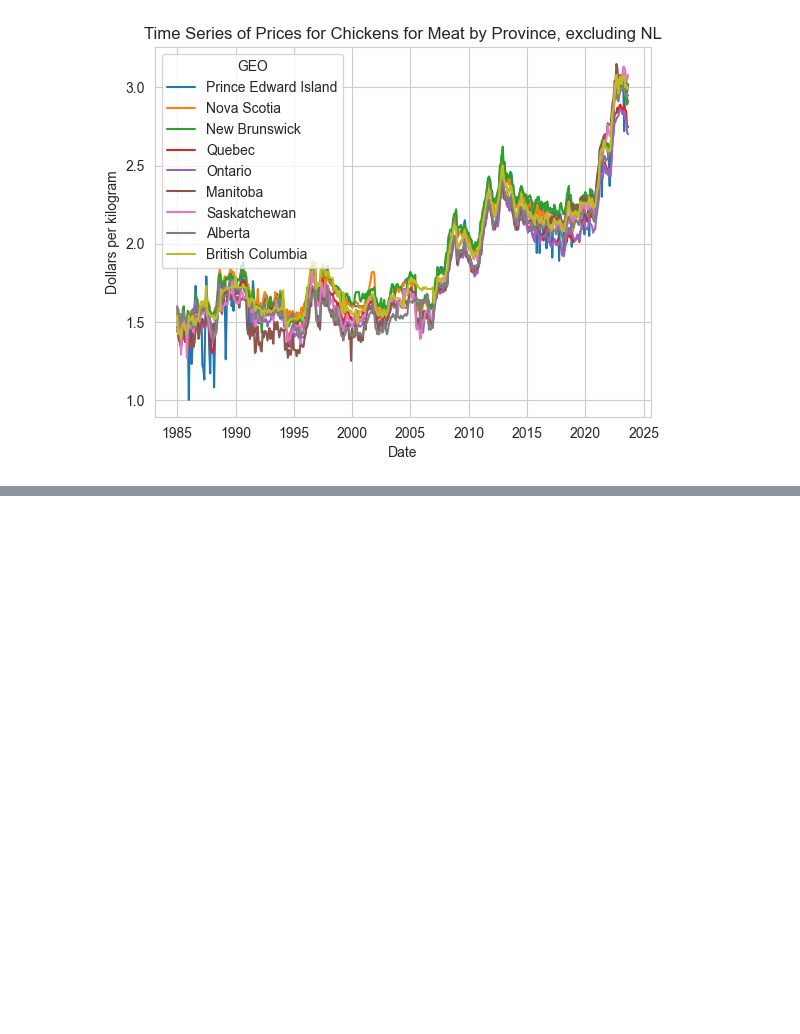
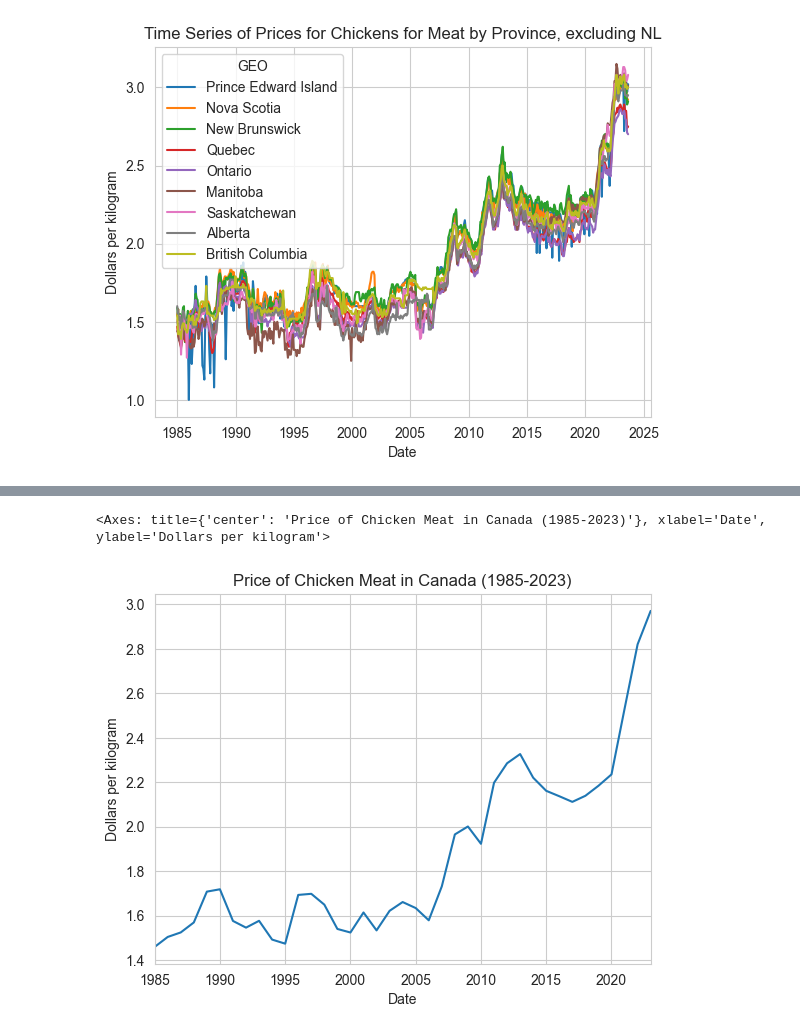
Before and after one commit to davjfish/WatspeedFoundationsGroupProject, a Jupyter notebook: david_scratch.ipynb, the cells around one changed output, grey strips where cells are left out. Saved outputs shown, nothing was run; the diff lists cells and outputs as text; code cells hidden in the pictures; blank space fills up the shorter version.

```diff
--- a/david_scratch.ipynb
+++ b/david_scratch.ipynb
@@ -14,6 +14,8 @@ prices_df = pd.read_csv("./data/32100077.csv")
 # make some adjustments to the data
 ## convert ref_date to datetime data type
 prices_df["REF_DATE"] = pd.to_datetime(prices_df["REF_DATE"].apply(lambda x: dt.datetime.strptime(x, "%Y-%m")))
+## add a new column that just has year; might be good for grouping later on
+prices_df["YEAR"] = prices_df["REF_DATE"].apply(lambda x: x.year)
 ## convert UOM to category data type
 prices_df["UOM"] = prices_df["UOM"].astype("category")
 ## convert SCALAR_FACTOR to category data type
@@ -213,0 +220,9 @@ _plot_time_series_from_df(chicken_prices_df, "REF_DATE","VALUE", "GEO", "Chicken
+# %%
+chicken_prices_df.groupby("YEAR")["VALUE"].mean()
+# convert to time series
+ser_chicken_prices = pd.Series(
+    data=chicken_prices_df.groupby("YEAR")["VALUE"].mean(numeric_only=True).values,
+    index=chicken_prices_df.groupby("YEAR").mean(numeric_only=True).index.to_series().apply(lambda x: dt.datetime.strptime(str(x), "%Y")),
+    name="prices"
+)
+ser_chicken_prices
@@ -213,0 +247,7 @@ _plot_time_series_from_df(chicken_prices_df, "REF_DATE","VALUE", "GEO", "Chicken
+# %%
+labels["ylabel"] = "Dollars per kilogram"
+labels["title"] = f"Price of Chicken Meat in Canada ({ser_chicken_prices.index.min().year}-{ser_chicken_prices.index.max().year})"
+ser_chicken_prices.plot(**labels)
+# %% [output]
+<Axes: title={'center': 'Price of Chicken Meat in Canada (1985-2023)'}, xlabel='Date', ylabel='Dollars per kilogram'>
+[figure, added]
```
Also changed, not shown: parts of 11 cells of this notebook.
